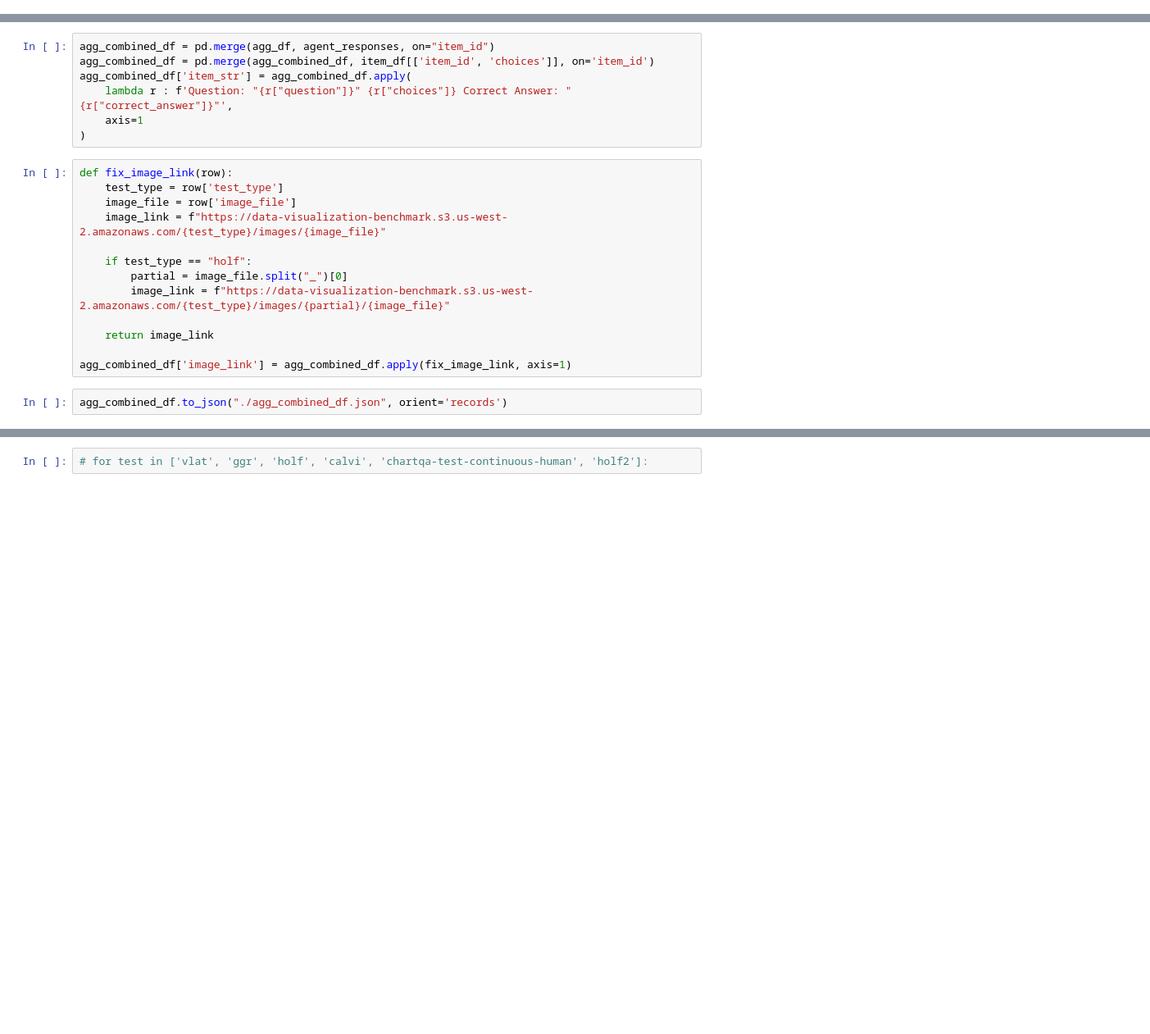
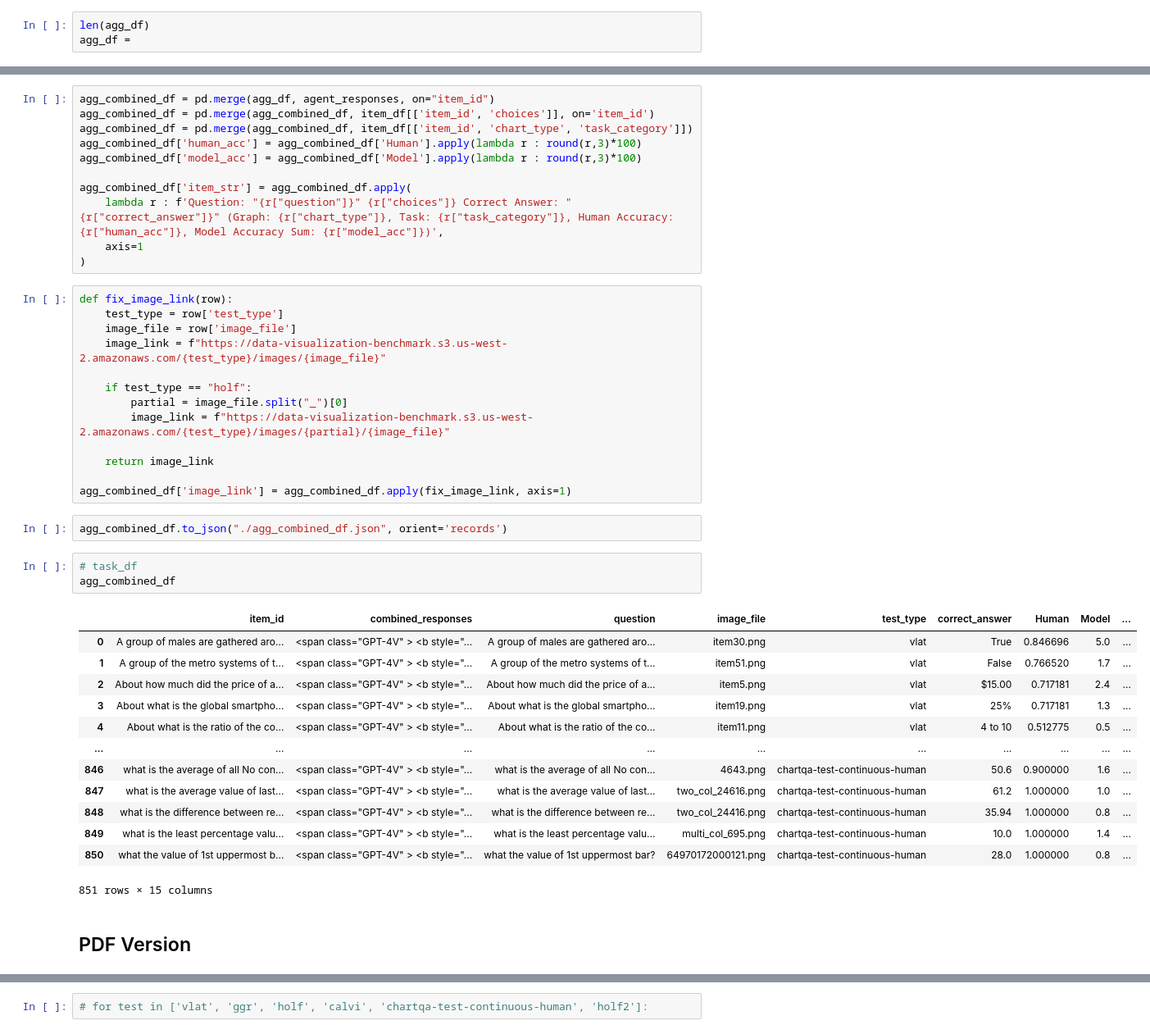
Before and after one commit to cogtoolslab/human-vlm-datavis-eval, a Jupyter notebook: analysis/create_responses_pdf.ipynb, the cells around one changed output, grey strips where cells are left out. Shown at 82% size. Drawn from its saved outputs; the diff is of its cells as text; blank space fills up the shorter version.

```diff
--- a/analysis/create_responses_pdf.ipynb
+++ b/analysis/create_responses_pdf.ipynb
@@ -177,0 +228,3 @@ agg_df = agg_df.groupby(['item_id']).agg(
+# %%
+len(agg_df)
+agg_df =
@@ -223,8 +294,12 @@ agent_responses['item_id'] = agent_responses['question'] + " ++ " + agent_respon
 # %%
 agg_combined_df = pd.merge(agg_df, agent_responses, on="item_id")
 agg_combined_df = pd.merge(agg_combined_df, item_df[['item_id', 'choices']], on='item_id')
+agg_combined_df = pd.merge(agg_combined_df, item_df[['item_id', 'chart_type', 'task_category']])
+agg_combined_df['human_acc'] = agg_combined_df['Human'].apply(lambda r : round(r,3)*100)
+agg_combined_df['model_acc'] = agg_combined_df['Model'].apply(lambda r : round(r,3)*100)
+
 agg_combined_df['item_str'] = agg_combined_df.apply(
-    lambda r : f'Question: "{r["question"]}" {r["choices"]} Correct Answer: "{r["correct_answer"]}"',
+    lambda r : f'Question: "{r["question"]}" {r["choices"]} Correct Answer: "{r["correct_answer"]}" (Graph: {r["chart_type"]}, Task: {r["task_category"]}, Human Accuracy: {r["human_acc"]}, Model Accuracy Sum: {r["model_acc"]})',
     axis=1
 )
 # %%
@@ -242,6 +317,25 @@ def fix_image_link(row):
 agg_combined_df['image_link'] = agg_combined_df.apply(fix_image_link, axis=1)
 # %%
 agg_combined_df.to_json("./agg_combined_df.json", orient='records')
+# %%
+# task_df
+agg_combined_df
+# %% [output]
+|  | item_id | combined_responses | question | image_file | test_type | correct_answer | Human | Model | ... |
+| 0 | A group of males are gathered aro... | <span class="GPT-4V" > <b style="... | A group of males are gathered aro... | item30.png | vlat | True | 0.846696 | 5.0 | ... |
+| 1 | A group of the metro systems of t... | <span class="GPT-4V" > <b style="... | A group of the metro systems of t... | item51.png | vlat | False | 0.766520 | 1.7 | ... |
+| 2 | About how much did the price of a... | <span class="GPT-4V" > <b style="... | About how much did the price of a... | item5.png | vlat | $15.00 | 0.717181 | 2.4 | ... |
+| 3 | About what is the global smartpho... | <span class="GPT-4V" > <b style="... | About what is the global smartpho... | item19.png | vlat | 25% | 0.717181 | 1.3 | ... |
+| 4 | About what is the ratio of the co... | <span class="GPT-4V" > <b style="... | About what is the ratio of the co... | item11.png | vlat | 4 to 10 | 0.512775 | 0.5 | ... |
+| ... | ... | ... | ... | ... | ... | ... | ... | ... | ... |
+| 846 | what is the average of all No con... | <span class="GPT-4V" > <b style="... | what is the average of all No con... | 4643.png | chartqa-test-continuous-human | 50.6 | 0.900000 | 1.6 | ... |
+| 847 | what is the average value of last... | <span class="GPT-4V" > <b style="... | what is the average value of last... | two_col_24616.png | chartqa-test-continuous-human | 61.2 | 1.000000 | 1.0 | ... |
+| 848 | what is the difference between re... | <span class="GPT-4V" > <b style="... | what is the difference between re... | two_col_24416.png | chartqa-test-continuous-human | 35.94 | 1.000000 | 0.8 | ... |
+| 849 | what is the least percentage valu... | <span class="GPT-4V" > <b style="... | what is the least percentage valu... | multi_col_695.png | chartqa-test-continuous-human | 10.0 | 1.000000 | 1.4 | ... |
+| 850 | what the value of 1st uppermost b... | <span class="GPT-4V" > <b style="... | what the value of 1st uppermost bar? | 64970172000121.png | chartqa-test-continuous-human | 28.0 | 1.000000 | 0.8 | ... |
+851 rows × 15 columns
+# %% [markdown]
+## PDF Version
 # %%
 from reportlab.lib.pagesizes import A4
 from reportlab.lib.units import inch
```
Also changed, not shown: parts of 15 cells of this notebook, 4 other files.
